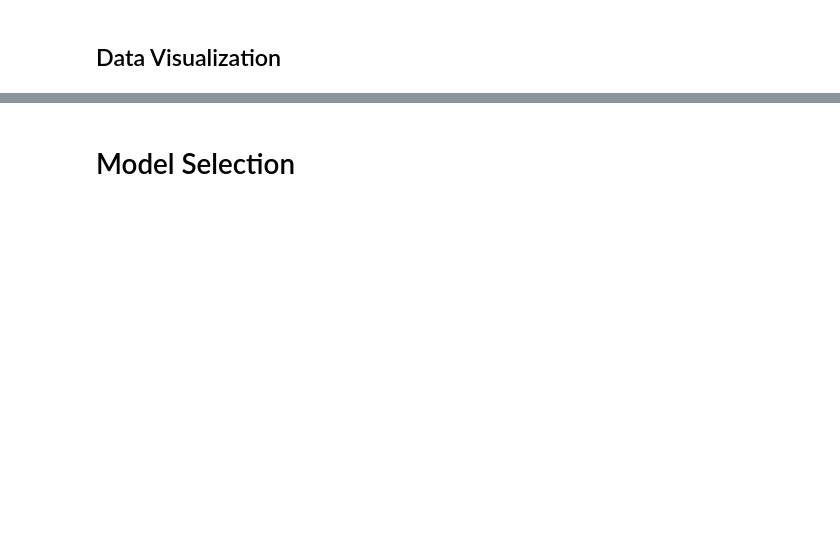
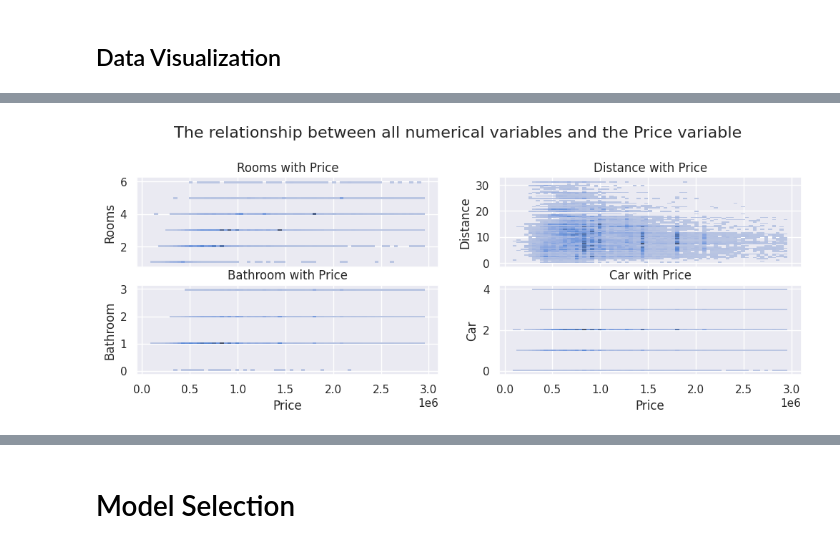
Before and after one commit to acelyavul/melbourne_housing_market_price_prediction, a Jupyter notebook: notebookc611bf6c34.ipynb, the cells around one changed output, grey strips where cells are left out. Saved outputs shown, nothing was run; the diff lists cells and outputs as text; code cells hidden in the pictures; blank space fills up the shorter version.

```diff
--- a/notebookc611bf6c34.ipynb
+++ b/notebookc611bf6c34.ipynb
@@ -563,0 +555,19 @@ memory usage: 1.9 MB
+# %%
+# Creates histogram to the relationships between numerical columns with price
+fig, axes = plt.subplots(2, 2, sharex=True, figsize=(12,4))
+plt.subplots_adjust(top=0.80)
+fig.suptitle('The relationship between all numerical variables and the Price variable', fontsize=16)
+axes[0,0].set_title('Rooms with Price')
+sns.histplot(ax=axes[0,0], data=df, x="Price", y="Rooms")
+
+axes[0,1].set_title('Distance with Price')
+sns.histplot(ax=axes[0,1], data=df, x="Price", y="Distance")
+
+axes[1,0].set_title('Bathroom with Price')
+sns.histplot(ax=axes[1,0], data=df, x="Price", y="Bathroom")
+
+axes[1,1].set_title('Car with Price')
+sns.histplot(ax=axes[1,1], data=df, x="Price", y="Car")
+plt.savefig('relationship_with_price.png')
+# %% [output]
+[figure, added]
```
Also changed, not shown: parts of 18 cells of this notebook.
